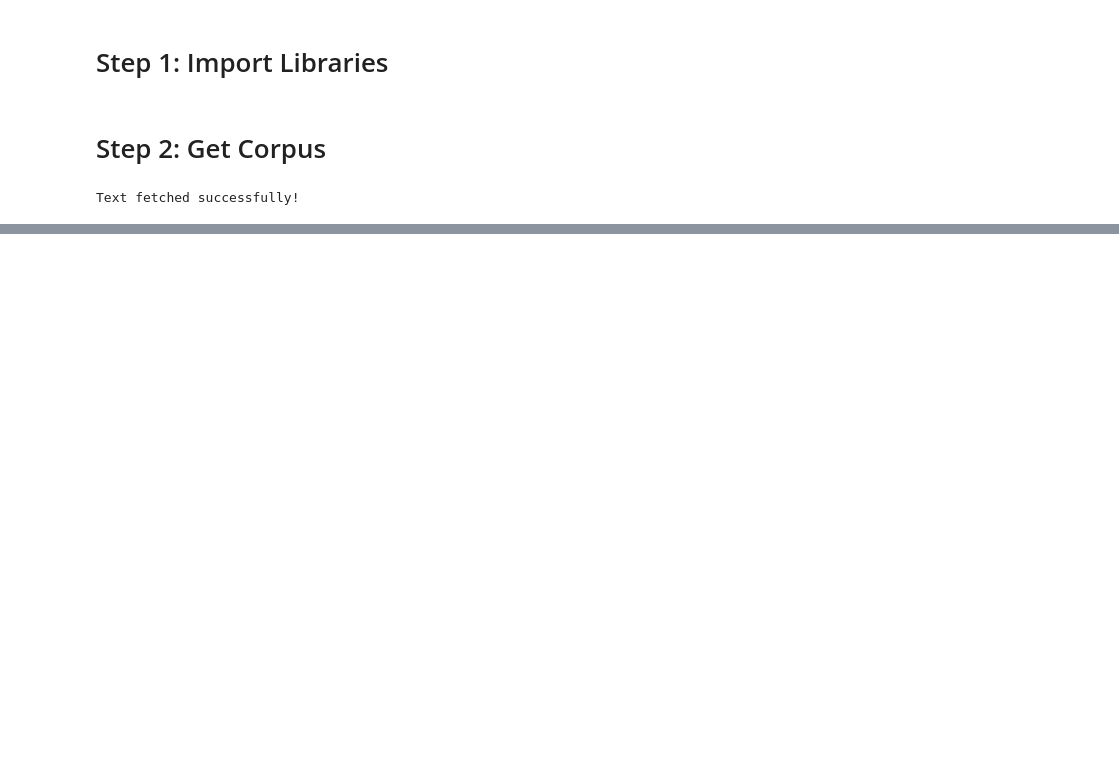
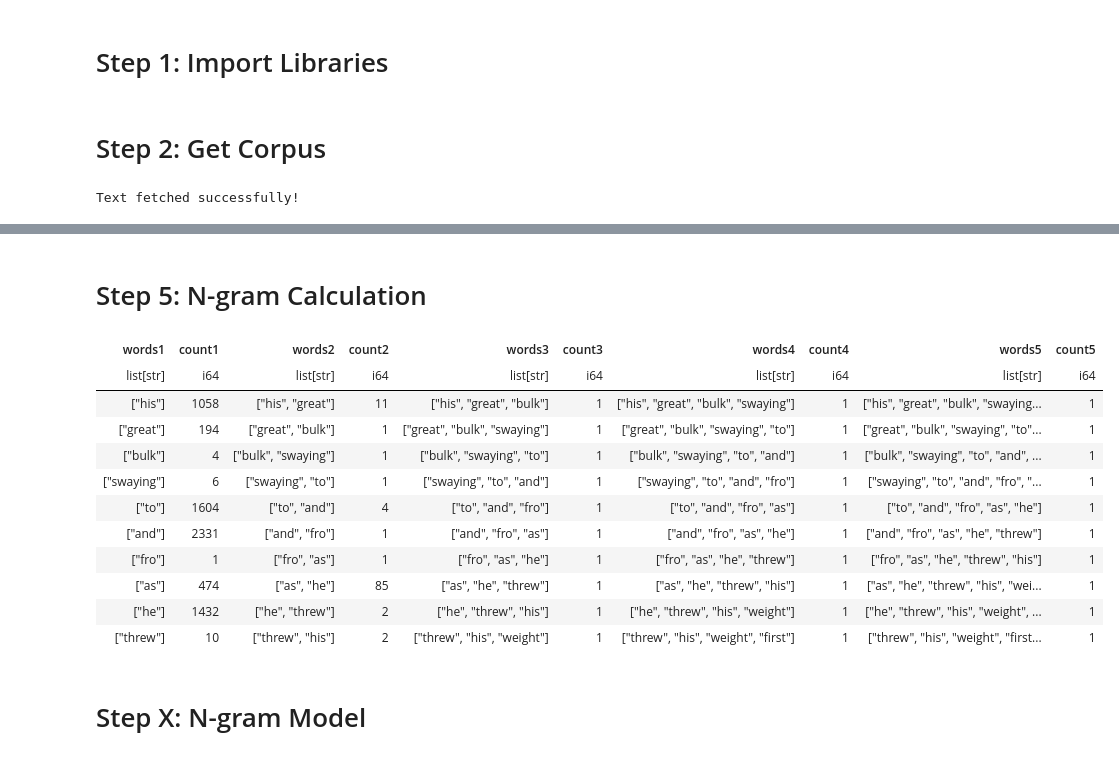
Before and after one commit to AsadiAhmad/Word-Predictor, a Jupyter notebook: Code/Word_Predictor_N_gram.ipynb, the cells around one changed output, grey strips where cells are left out. Cells and saved outputs as stored; diff of their text form; code cells hidden in the pictures; blank space fills up the shorter version.

Commit message:
ADD N-gram

```diff
--- a/Code/Word_Predictor_N_gram.ipynb
+++ b/Code/Word_Predictor_N_gram.ipynb
@@ -21,0 +66,8 @@ Text fetched successfully!
+# %%
+indices_to_remove = list(range(0, 50))
+
+paragraphs_filtered_df = paragraphs_df.filter(
+    ~pl.col("index").is_in(indices_to_remove)
+)
+
+paragraphs_filtered_df = paragraphs_filtered_df.with_row_index("new_index").drop("index")
@@ -21,0 +95,51 @@ Text fetched successfully!
+# %% [markdown]
+# Step 5: N-gram Calculation
+# %%
+def N_gram(df: pl.DataFrame, n: int) -> pl.DataFrame:
+    def tokenize(text):
+        return text.lower().split()
+
+    def generate_ngrams(tokens, n):
+        return [tuple(tokens[i:i+n]) for i in range(len(tokens)-n+1)]
+
+    ngram_counter = Counter()
+    for row in df.iter_rows(named=True):
+        text = row["text"]
+        tokens = tokenize(text)
+        ngrams = generate_ngrams(tokens, n)
+        ngram_counter.update(ngrams)
+
+    ngram_data = [
+        {"index": i, "words": list(ngram), "count": count}
+        for i, (ngram, count) in enumerate(ngram_counter.items())
+    ]
+
+    return pl.DataFrame(ngram_data)
+# %%
+unigram_df = N_gram(paragraphs_filtered_df, n=1)
+bigram_df = N_gram(paragraphs_filtered_df, n=2)
+trigram_df = N_gram(paragraphs_filtered_df, n=3)
+tetragram_df = N_gram(paragraphs_filtered_df, n=4)
+pentagram_df = N_gram(paragraphs_filtered_df, n=5)
+# %%
+dfs = [df.drop("index") for df in [unigram_df.head(10), bigram_df.head(10), trigram_df.head(10), tetragram_df.head(10), pentagram_df.head(10)]]
+dfs_renamed = [df.rename({"words": f"words{i+1}", "count": f"count{i+1}"}) for i, df in enumerate(dfs)]
+
+combined_df = pl.concat(dfs_renamed, how="horizontal")
+# %%
+combined_df
+# %% [output]
+| words1 | count1 | words2 | count2 | words3 | count3 | words4 | count4 | words5 | count5 |
+| list[str] | i64 | list[str] | i64 | list[str] | i64 | list[str] | i64 | list[str] | i64 |
+| ["his"] | 1058 | ["his", "great"] | 11 | ["his", "great", "bulk"] | 1 | ["his", "great", "bulk", "swaying"] | 1 | ["his", "great", "bulk", "swaying... | 1 |
+| ["great"] | 194 | ["great", "bulk"] | 1 | ["great", "bulk", "swaying"] | 1 | ["great", "bulk", "swaying", "to"] | 1 | ["great", "bulk", "swaying", "to"... | 1 |
+| ["bulk"] | 4 | ["bulk", "swaying"] | 1 | ["bulk", "swaying", "to"] | 1 | ["bulk", "swaying", "to", "and"] | 1 | ["bulk", "swaying", "to", "and", ... | 1 |
+| ["swaying"] | 6 | ["swaying", "to"] | 1 | ["swaying", "to", "and"] | 1 | ["swaying", "to", "and", "fro"] | 1 | ["swaying", "to", "and", "fro", "... | 1 |
+| ["to"] | 1604 | ["to", "and"] | 4 | ["to", "and", "fro"] | 1 | ["to", "and", "fro", "as"] | 1 | ["to", "and", "fro", "as", "he"] | 1 |
+| ["and"] | 2331 | ["and", "fro"] | 1 | ["and", "fro", "as"] | 1 | ["and", "fro", "as", "he"] | 1 | ["and", "fro", "as", "he", "threw"] | 1 |
+| ["fro"] | 1 | ["fro", "as"] | 1 | ["fro", "as", "he"] | 1 | ["fro", "as", "he", "threw"] | 1 | ["fro", "as", "he", "threw", "his"] | 1 |
+| ["as"] | 474 | ["as", "he"] | 85 | ["as", "he", "threw"] | 1 | ["as", "he", "threw", "his"] | 1 | ["as", "he", "threw", "his", "wei... | 1 |
+| ["he"] | 1432 | ["he", "threw"] | 2 | ["he", "threw", "his"] | 1 | ["he", "threw", "his", "weight"] | 1 | ["he", "threw", "his", "weight", ... | 1 |
+| ["threw"] | 10 | ["threw", "his"] | 2 | ["threw", "his", "weight"] | 1 | ["threw", "his", "weight", "first"] | 1 | ["threw", "his", "weight", "first... | 1 |
+# %% [markdown]
+# Step X: N-gram Model
```
Also changed, not shown: parts of 12 cells of this notebook.
